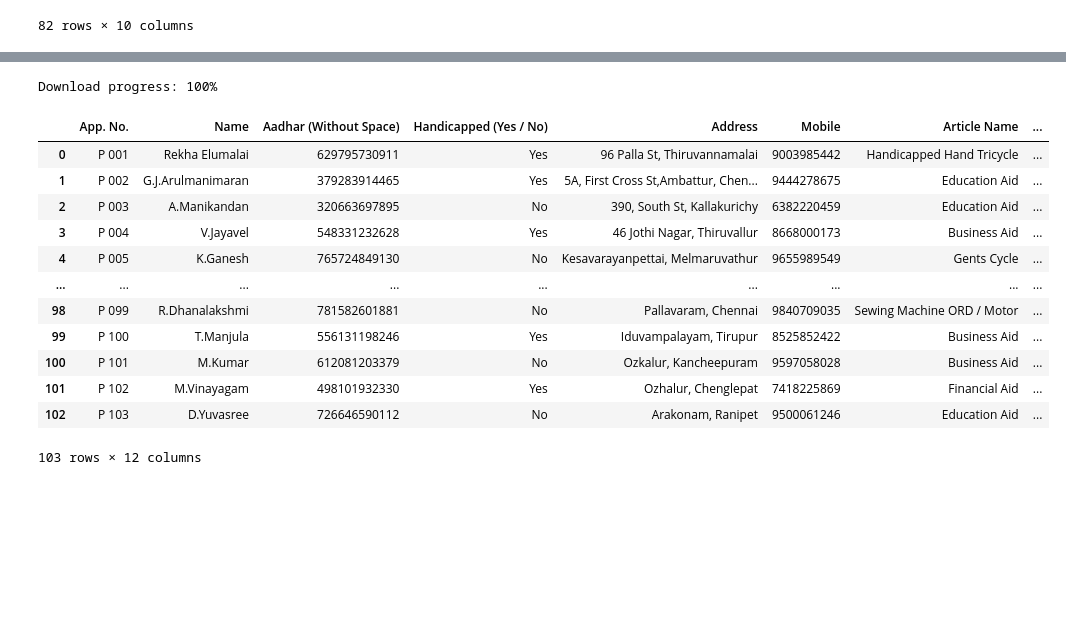
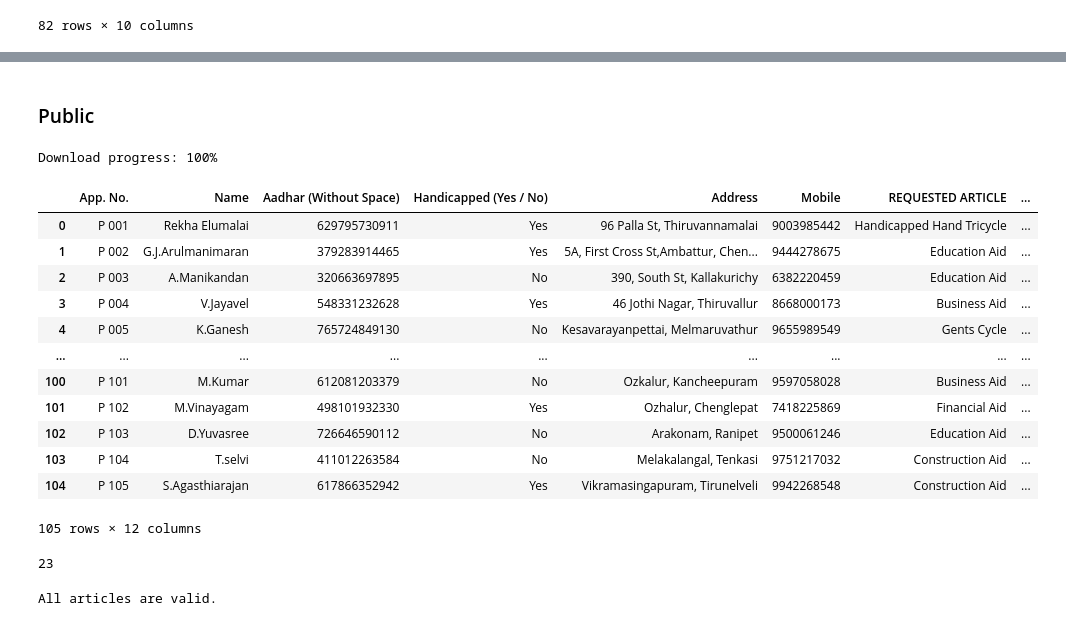
Before and after one commit to ash-sha/MNP25, a Jupyter notebook: codes/frontend.ipynb, the cells around one changed output, grey strips where cells are left out. Cells and saved outputs as stored; diff of their text form; code cells hidden in the pictures; blank space fills up the shorter version.

```diff
--- a/codes/frontend.ipynb
+++ b/codes/frontend.ipynb
@@ -124,18 +131,29 @@ Name: QUANTITY, dtype: int64
+# %% [markdown]
+### Public
 # %%
 public_df = read_file(public_master_id)
+public_df = public_df.rename(columns={"Article Name": "REQUESTED ARTICLE","Quantity": "QUANTITY"})
 public_df
 # %% [output]
 Download progress: 100%
-|  | App. No. | Name | Aadhar (Without Space) | Handicapped (Yes / No) | Address | Mobile | Article Name | ... |
+|  | App. No. | Name | Aadhar (Without Space) | Handicapped (Yes / No) | Address | Mobile | REQUESTED ARTICLE | ... |
 | 0 | P 001 | Rekha Elumalai | 629795730911 | Yes | 96 Palla St, Thiruvannamalai | 9003985442 | Handicapped Hand Tricycle | ... |
 | 1 | P 002 | G.J.Arulmanimaran | 379283914465 | Yes | 5A, First Cross St,Ambattur, Chen... | 9444278675 | Education Aid | ... |
 | 2 | P 003 | A.Manikandan | 320663697895 | No | 390, South St, Kallakurichy | 6382220459 | Education Aid | ... |
 | 3 | P 004 | V.Jayavel | 548331232628 | Yes | 46 Jothi Nagar, Thiruvallur | 8668000173 | Business Aid | ... |
 | 4 | P 005 | K.Ganesh | 765724849130 | No | Kesavarayanpettai, Melmaruvathur | 9655989549 | Gents Cycle | ... |
 | ... | ... | ... | ... | ... | ... | ... | ... | ... |
-| 98 | P 099 | R.Dhanalakshmi | 781582601881 | No | Pallavaram, Chennai | 9840709035 | Sewing Machine ORD / Motor | ... |
-| 99 | P 100 | T.Manjula | 556131198246 | Yes | Iduvampalayam, Tirupur | 8525852422 | Business Aid | ... |
 | 100 | P 101 | M.Kumar | 612081203379 | No | Ozkalur, Kancheepuram | 9597058028 | Business Aid | ... |
 | 101 | P 102 | M.Vinayagam | 498101932330 | Yes | Ozhalur, Chenglepat | 7418225869 | Financial Aid | ... |
 | 102 | P 103 | D.Yuvasree | 726646590112 | No | Arakonam, Ranipet | 9500061246 | Education Aid | ... |
+| 103 | P 104 | T.selvi | 411012263584 | No | Melakalangal, Tenkasi | 9751217032 | Construction Aid | ... |
+| 104 | P 105 | S.Agasthiarajan | 617866352942 | Yes | Vikramasingapuram, Tirunelveli | 9942268548 | Construction Aid | ... |
-103 rows × 12 columns
+105 rows × 12 columns
+# %%
+public_df["REQUESTED ARTICLE"].nunique()
+# %% [output]
+23
+# %%
+valid_articles(public_df["REQUESTED ARTICLE"])
+# %% [output]
+All articles are valid.
```
Also changed, not shown: parts of 16 cells of this notebook, 2 other files.
